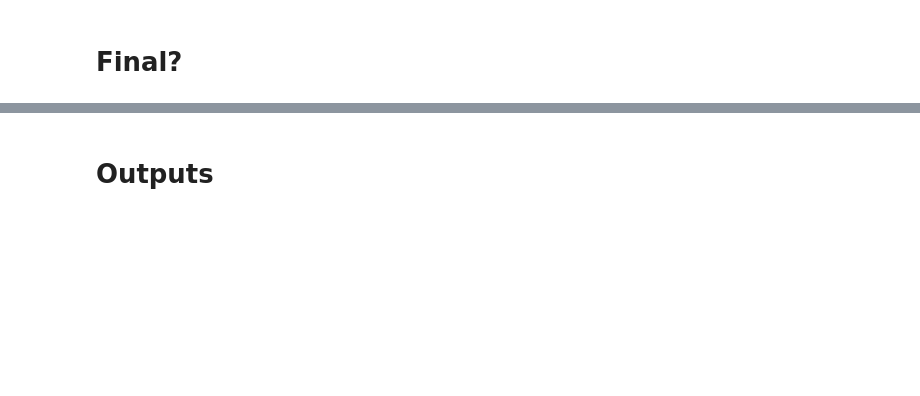
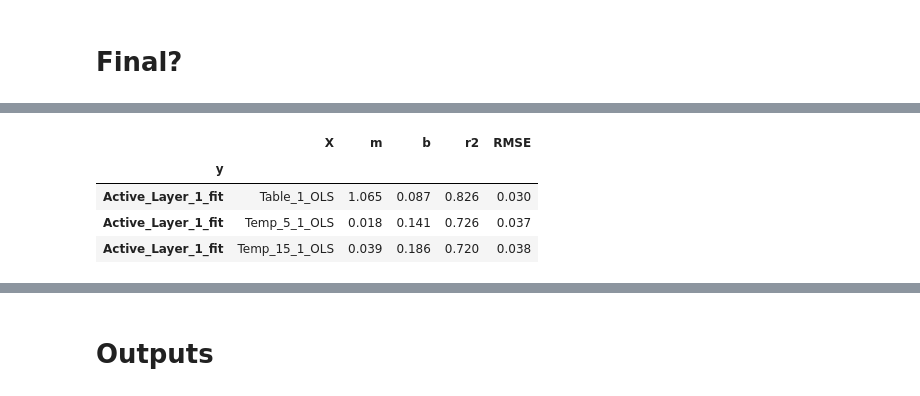
Before and after one commit to June-Skeeter/FishIsland_Flux_Analysis, a Jupyter notebook: FluxProcessing/FishIsland_AWS_Temporal_Upscale.ipynb, the cells around one changed output, grey strips where cells are left out. Cells and saved outputs as stored; diff of their text form; code cells hidden in the pictures; blank space fills up the shorter version.

```diff
--- a/FluxProcessing/FishIsland_AWS_Temporal_Upscale.ipynb
+++ b/FluxProcessing/FishIsland_AWS_Temporal_Upscale.ipynb
@@ -1669,12 +1812,0 @@ i
-# %%
-X = ['Wind_Speed']
-y = ['u*']
-Val,C,I,MSE,R2 = Model_Test(X,y,Data.loc[~Data[X].T.isnull().any()],K=K,
-                     Test = 'OLS',Scale=False,Task='Predict_Return',Verbose=True)
-
-X = ['Net_SW']
-y = ['PPFD_Avg']
-Data['Net_SW_T'] = Data['Net_SW'].copy()
-Data.loc[Data['Net_SW_T']<0,'Net_SW_T']=0
-Val,C,I,MSE,R2 = Model_Test(X,y,Data.loc[~Data[X].T.isnull().any()],K=K,
-                     Test = 'OLS',Scale=False,Task='Predict_Return',Verbose=True)
@@ -1883,0 +1828,61 @@ RMSE:  44.29040674787846
+# %%
+
+Early = Data.loc[(((Data.index.month ==6)|(Data.index.month == 5 ))&(Data['Active_Layer_1_fit'] > 0 ))].resample('D').mean()[[
+   'Table_1_OLS','Temp_5_1_OLS','Temp_5_2_OLS','Temp_15_1_OLS','Temp_15_2_OLS','snow_cover', 'NDSI_FI_LCP',
+    'Active_Layer_1_fit','Air_Temp']].dropna()
+
+
+i=0
+
+Early['Table_1_OLS']*=-1
+
+Sry = {
+    'y':[],
+    'X':[],
+    'm':[],
+    'b':[],
+    'r2':[],
+    'RMSE':[],
+}
+
+# fig,ax=plt.subplots()
+fig,ax=plt.subplots(3,figsize=(5,10))
+
+for i,x in enumerate(['Table_1_OLS','Temp_5_1_OLS','Temp_15_1_OLS']):#,'Air_Temp']:
+#     X = [x]
+    y='Active_Layer_1_fit'
+
+    Sry['X'].append(x)
+    X = [x]
+    DNA=Early[[y]+X].dropna()
+    Sry['y'].append(y)
+    X2 = sm.add_constant(DNA[X], has_constant='add')
+    est = sm.OLS(DNA[y], X2)
+    est = est.fit()
+    Sry['r2'].append(est.rsquared_adj)
+    Sry['b'].append(est.params['const'])
+    Sry['m'].append(est.params[x])
+    print((est.conf_int()[1]-est.conf_int()[0])/2)
+
+    ax[i].scatter(Early[X],Early[y])
+    ax[i].set_title(X)
+
+    DNA['P'] = est.predict(X2)
+    if y =='PPFD_Avg':
+        DNA.loc[DNA['P']<DNA[y].min(),'P']=DNA[y].min()
+#         print('DIff ',metrics.mean_squared_error(DNA[y],DNA['P'])**.5)
+
+    Sry['RMSE'].append(metrics.mean_squared_error(DNA[y],DNA['P'])**.5)
+
+    if y == 'NR_Wm2_Avg' or y == 'PPFD_Avg' or y == 'wind_speed':
+        print(y)
+        print('Scale')
+        print(y+'_AWS_Scaled')
+        Data[y+'_AWS_Scaled'] = est.predict(Data[['const']+X])
+    ax[i].grid()
+plt.tight_layout()
+
+Summary = pd.DataFrame(Sry)
+Summary = Summary.set_index('y')
+Summary.round(3)
+# %% [output]
@@ -1883,0 +1900,5 @@ RMSE:  44.29040674787846
+|  | X | m | b | r2 | RMSE |
+| y |  |  |  |  |  |
+| Active_Layer_1_fit | Table_1_OLS | 1.065 | 0.087 | 0.826 | 0.030 |
+| Active_Layer_1_fit | Temp_5_1_OLS | 0.018 | 0.141 | 0.726 | 0.037 |
+| Active_Layer_1_fit | Temp_15_1_OLS | 0.039 | 0.186 | 0.720 | 0.038 |
```
Also changed, not shown: parts of 103 cells of this notebook, 9 other files.
